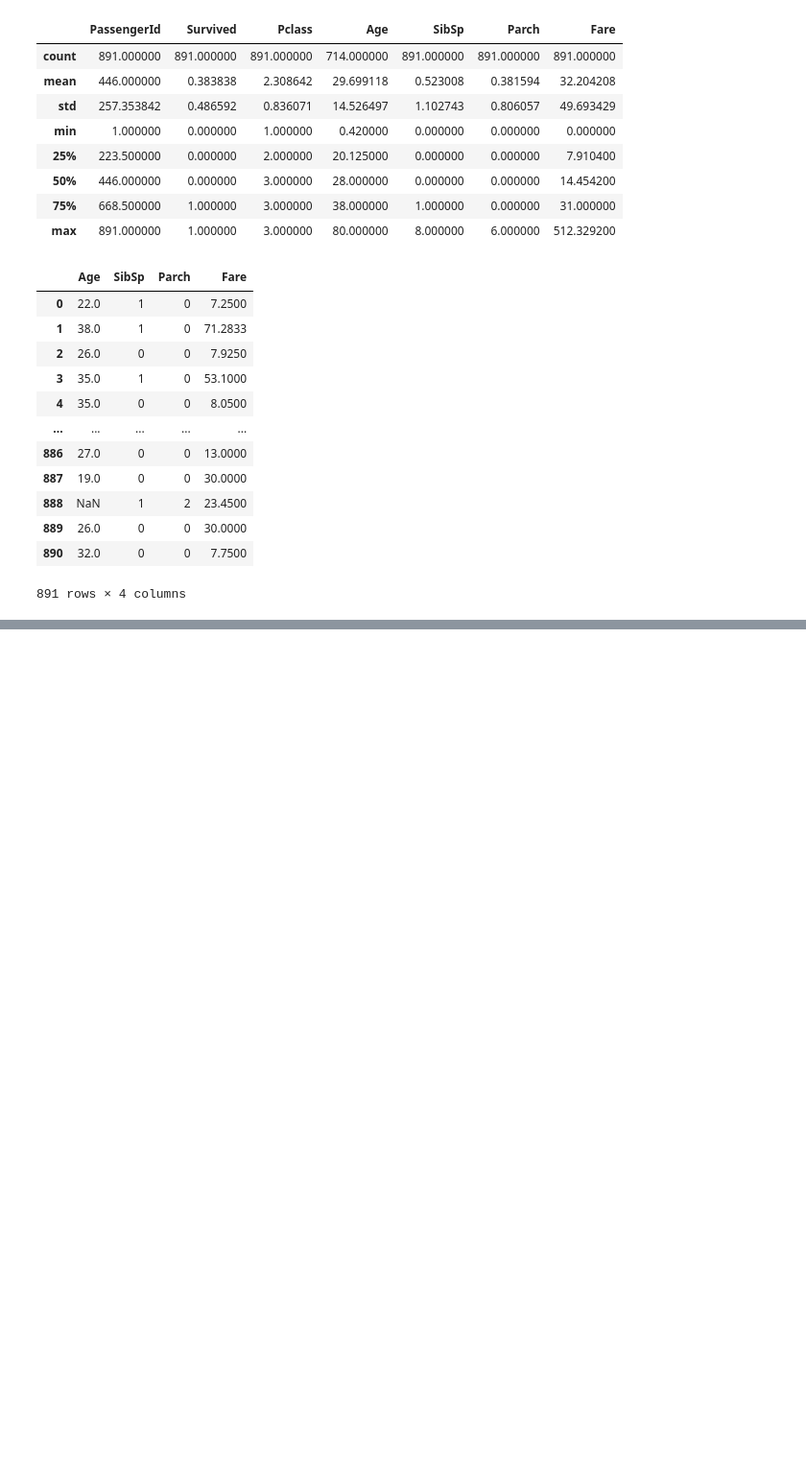
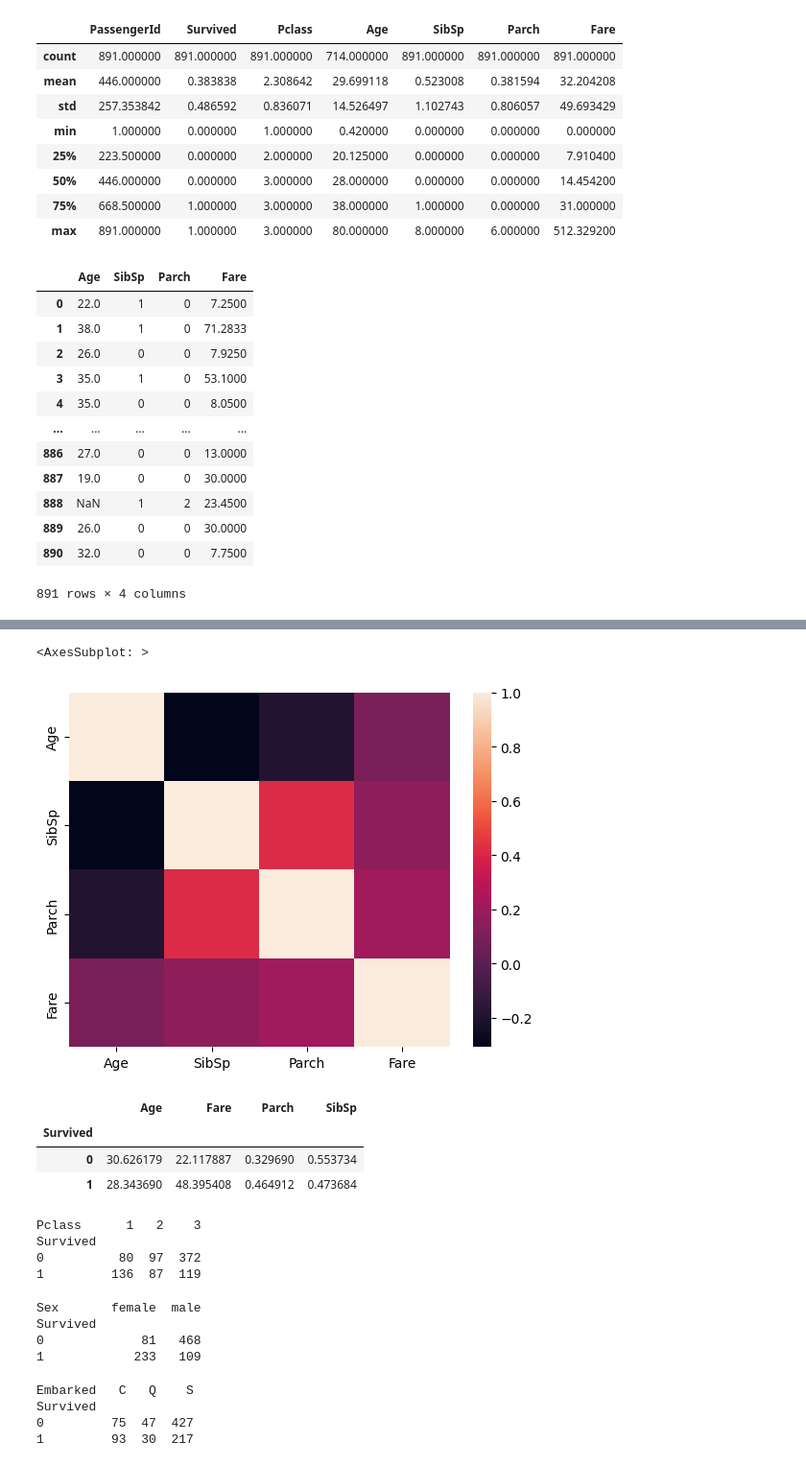
Before and after one commit to afrouzhakim/DS-Taitanic-Project, a Jupyter notebook: DS-Projects/Taitanic/taitanic.ipynb, the cells around one changed output, grey strips where cells are left out. Shown at 96% size. Saved outputs shown, nothing was run; the diff lists cells and outputs as text; code cells hidden in the pictures; blank space fills up the shorter version.

Commit message:
Compare survival for some categorical variables

```diff
--- a/DS-Projects/Taitanic/taitanic.ipynb
+++ b/DS-Projects/Taitanic/taitanic.ipynb
@@ -72,0 +73,35 @@ for i in df_num.columns:
+# %%
+#Look at some correlations in our data
+sns.heatmap(df_num.corr())
+# %% [output]
+<AxesSubplot: >
+[figure, added]
+# %%
+#Compare survival rate across Age, SibSp, Parch, and Fare
+pd.pivot_table(training, index = 'Survived', values = ['Age','SibSp','Parch','Fare'])
+# %% [output]
+|  | Age | Fare | Parch | SibSp |
+| Survived |  |  |  |  |
+| 0 | 30.626179 | 22.117887 | 0.329690 | 0.553734 |
+| 1 | 28.343690 | 48.395408 | 0.464912 | 0.473684 |
+# %%
+print(pd.pivot_table(training, index = 'Survived', columns = 'Pclass', values = 'Ticket' ,aggfunc ='count'))
+# %% [output]
+Pclass      1   2    3
+Survived
+0          80  97  372
+1         136  87  119
+# %%
+print(pd.pivot_table(training, index = 'Survived', columns = 'Sex', values = 'Ticket' ,aggfunc ='count'))
+# %% [output]
+Sex       female  male
+Survived
+0             81   468
+1            233   109
+# %%
+print(pd.pivot_table(training, index = 'Survived', columns = 'Embarked', values = 'Ticket' ,aggfunc ='count'))
+# %% [output]
+Embarked   C   Q    S
+Survived
+0         75  47  427
+1         93  30  217
```
Also changed, not shown: parts of 2 cells of this notebook.
